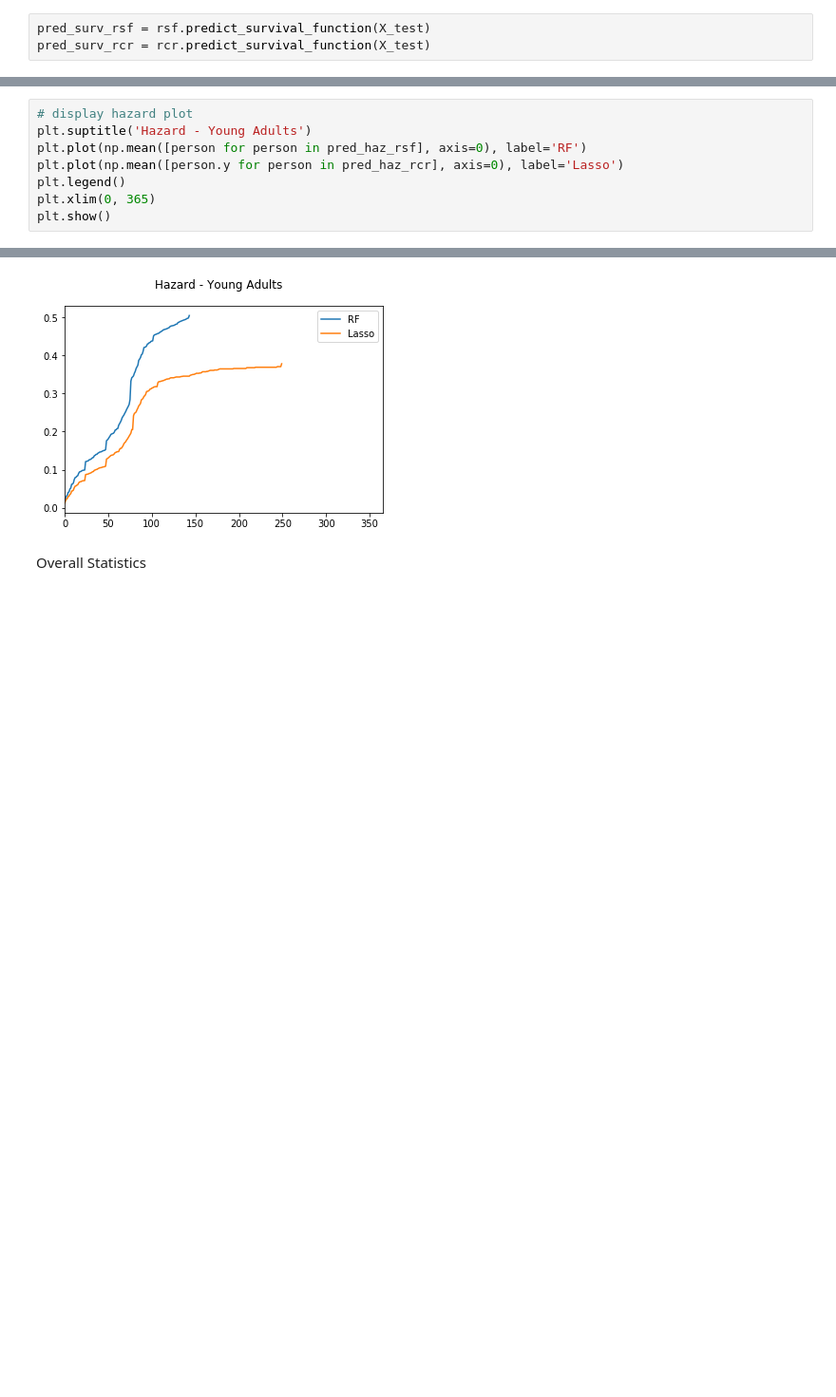
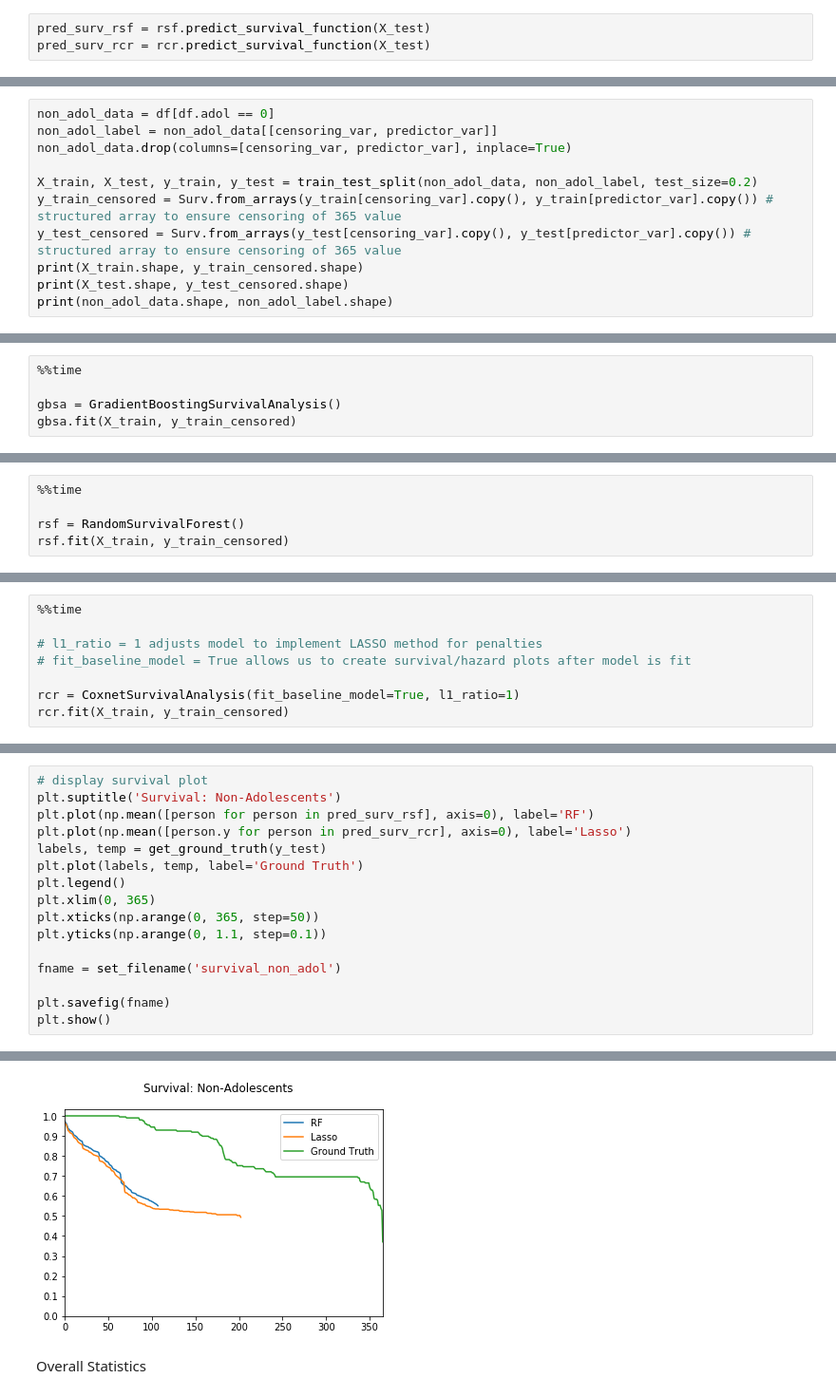
Before and after one commit to prathikr/CAIS_analysis_by_age_grouped, a Jupyter notebook: grouped/mvp_grouped_age.ipynb, the cells around one changed output, grey strips where cells are left out. Shown: that part at 95% size. Saved outputs shown, nothing was run; the diff lists cells and outputs as text; blank space fills up the shorter version.

```diff
--- a/grouped/mvp_grouped_age.ipynb
+++ b/grouped/mvp_grouped_age.ipynb
@@ -436,0 +386,11 @@ plt.show()
+# %%
+non_adol_data = df[df.adol == 0]
+non_adol_label = non_adol_data[[censoring_var, predictor_var]]
+non_adol_data.drop(columns=[censoring_var, predictor_var], inplace=True)
+
+X_train, X_test, y_train, y_test = train_test_split(non_adol_data, non_adol_label, test_size=0.2)
+y_train_censored = Surv.from_arrays(y_train[censoring_var].copy(), y_train[predictor_var].copy()) # structured array to ensure censoring of 365 value
+y_test_censored = Surv.from_arrays(y_test[censoring_var].copy(), y_test[predictor_var].copy()) # structured array to ensure censoring of 365 value
+print(X_train.shape, y_train_censored.shape)
+print(X_test.shape, y_test_censored.shape)
+print(non_adol_data.shape, non_adol_label.shape)
@@ -436,0 +405,5 @@ plt.show()
+# %%
+%%time
+
+gbsa = GradientBoostingSurvivalAnalysis()
+gbsa.fit(X_train, y_train_censored)
@@ -436,0 +422,5 @@ plt.show()
+# %%
+%%time
+
+rsf = RandomSurvivalForest()
+rsf.fit(X_train, y_train_censored)
@@ -436,0 +435,8 @@ plt.show()
+# %%
+%%time
+
+# l1_ratio = 1 adjusts model to implement LASSO method for penalties
+# fit_baseline_model = True allows us to create survival/hazard plots after model is fit
+
+rcr = CoxnetSurvivalAnalysis(fit_baseline_model=True, l1_ratio=1)
+rcr.fit(X_train, y_train_censored)
@@ -440,9 +501,17 @@ pred_haz_rcr = rcr.predict_cumulative_hazard_function(X_test)
 # %%
-# display hazard plot
-plt.suptitle('Hazard - Young Adults')
-plt.plot(np.mean([person for person in pred_haz_rsf], axis=0), label='RF')
-plt.plot(np.mean([person.y for person in pred_haz_rcr], axis=0), label='Lasso')
+# display survival plot
+plt.suptitle('Survival: Non-Adolescents')
+plt.plot(np.mean([person for person in pred_surv_rsf], axis=0), label='RF')
+plt.plot(np.mean([person.y for person in pred_surv_rcr], axis=0), label='Lasso')
+labels, temp = get_ground_truth(y_test)
+plt.plot(labels, temp, label='Ground Truth')
 plt.legend()
 plt.xlim(0, 365)
+plt.xticks(np.arange(0, 365, step=50))
+plt.yticks(np.arange(0, 1.1, step=0.1))
+
+fname = set_filename('survival_non_adol')
+
+plt.savefig(fname)
 plt.show()
 # %% [output]
@@ -449,4 +519,4 @@ plt.show()
-[figure, old version]
+[figure, new version]
 # %% [markdown]
 Overall Statistics
 # %%
```
Also changed, not shown: parts of 58 cells of this notebook, 42 other files.
